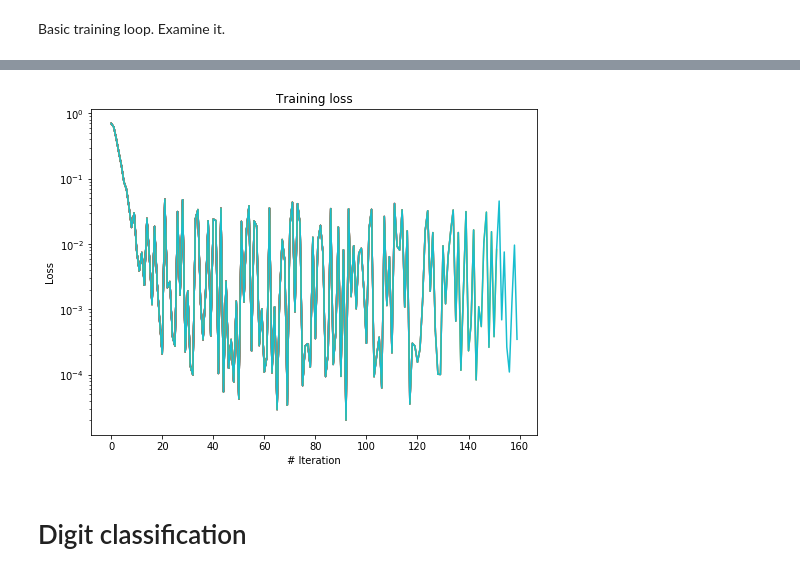
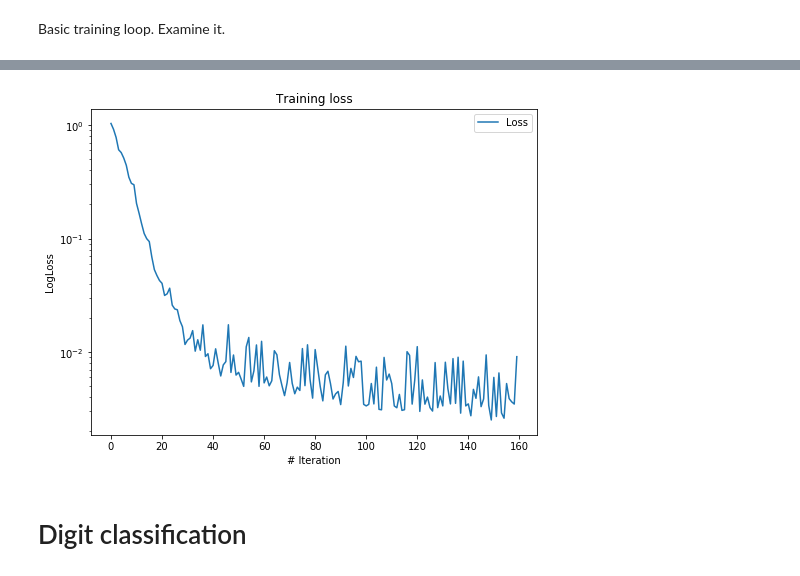
Before and after one commit to SomeoneSerge/skt_deeplearning, a Jupyter notebook: HW1/homework_main-basic.ipynb, the cells around one changed output, grey strips where cells are left out. Saved outputs shown, nothing was run; the diff lists cells and outputs as text; code cells hidden in the pictures.

Commit message:
kinda fix the plot

```diff
--- a/HW1/homework_main-basic.ipynb
+++ b/HW1/homework_main-basic.ipynb
@@ -113,10 +113,11 @@ def get_batches(dataset, batch_size):
 # %% [markdown]
 Basic training loop. Examine it.
 # %%
-loss_history = []
+
 
 def train(net, batch_size, X, Y, criterion, n_epoch,
           ax, label, optimizer_config, optimizer_state):
+    loss_history = []
     for i in range(n_epoch):
         for x_batch, y_batch in get_batches((X, Y), batch_size):
 
@@ -144,10 +145,11 @@ def train(net, batch_size, X, Y, criterion, n_epoch,
         # ax.set_title("Training loss")
         # ax.set_xlabel("#iteration")
         # ax.set_ylabel("loss")
-        ax.semilogy(loss_history, label=label)
         # plt.show()
 
         print('Current loss: %f' % loss)
+
+    ax.semilogy(loss_history, label=label)
 
 fig, ax = plt.subplots(figsize=(8, 6))
 ax.set_xlabel('# Iteration')
@@ -155,5 +157,6 @@ ax.set_ylabel('LogLoss')
 ax.set_title('Training loss')
 train(net, batch_size, X, Y, criterion, n_epoch, ax, 'Loss',
       optimizer_config, optimizer_state)
+ax.legend()
 plt.show()
 # %% [output]
@@ -180,4 +183,4 @@ Current loss: 0.000349
-[figure, old version]
+[figure, new version]
 # %% [markdown]
 # Digit classification
 # %% [markdown]
```
Also changed, not shown: parts of 3 cells of this notebook.
